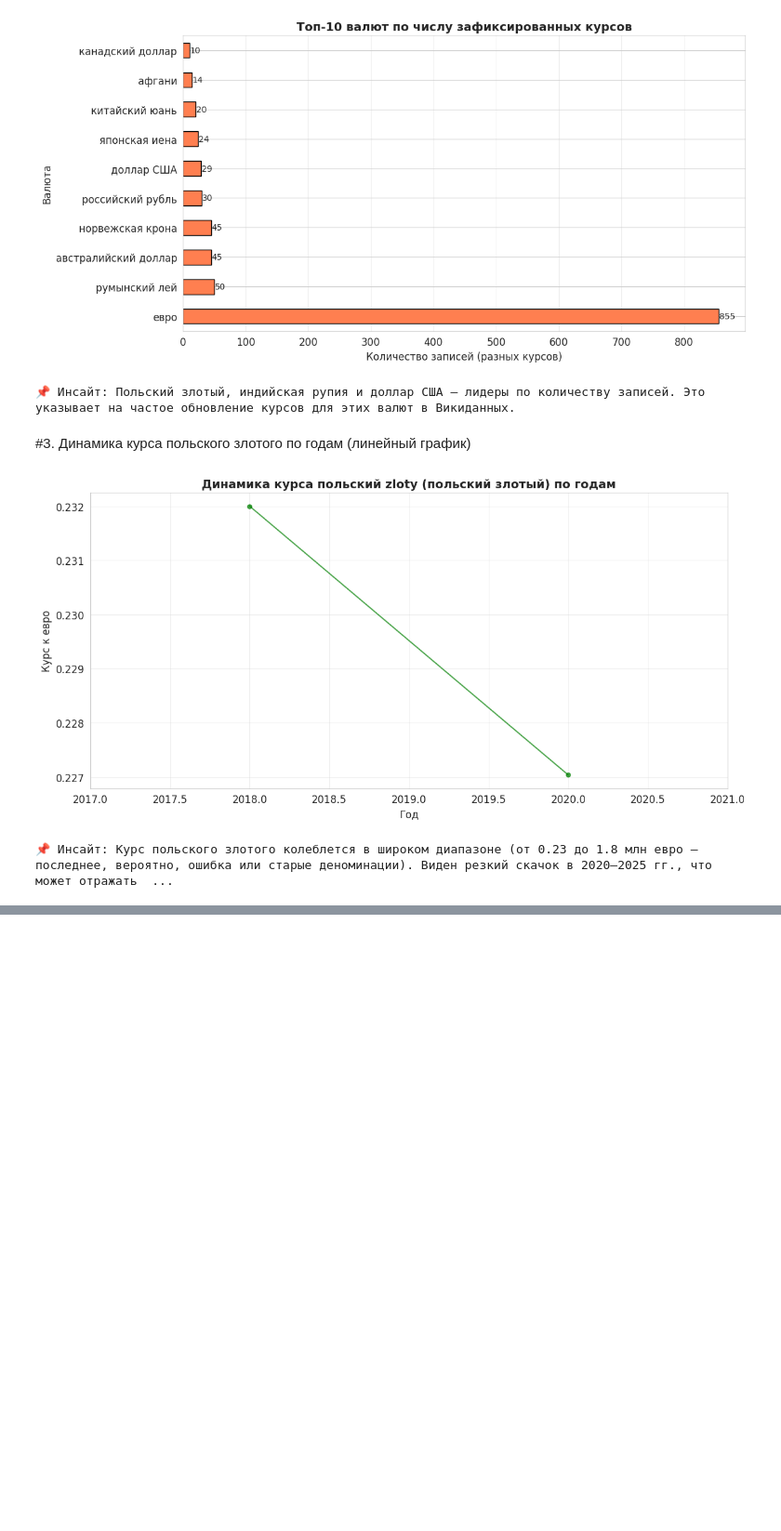
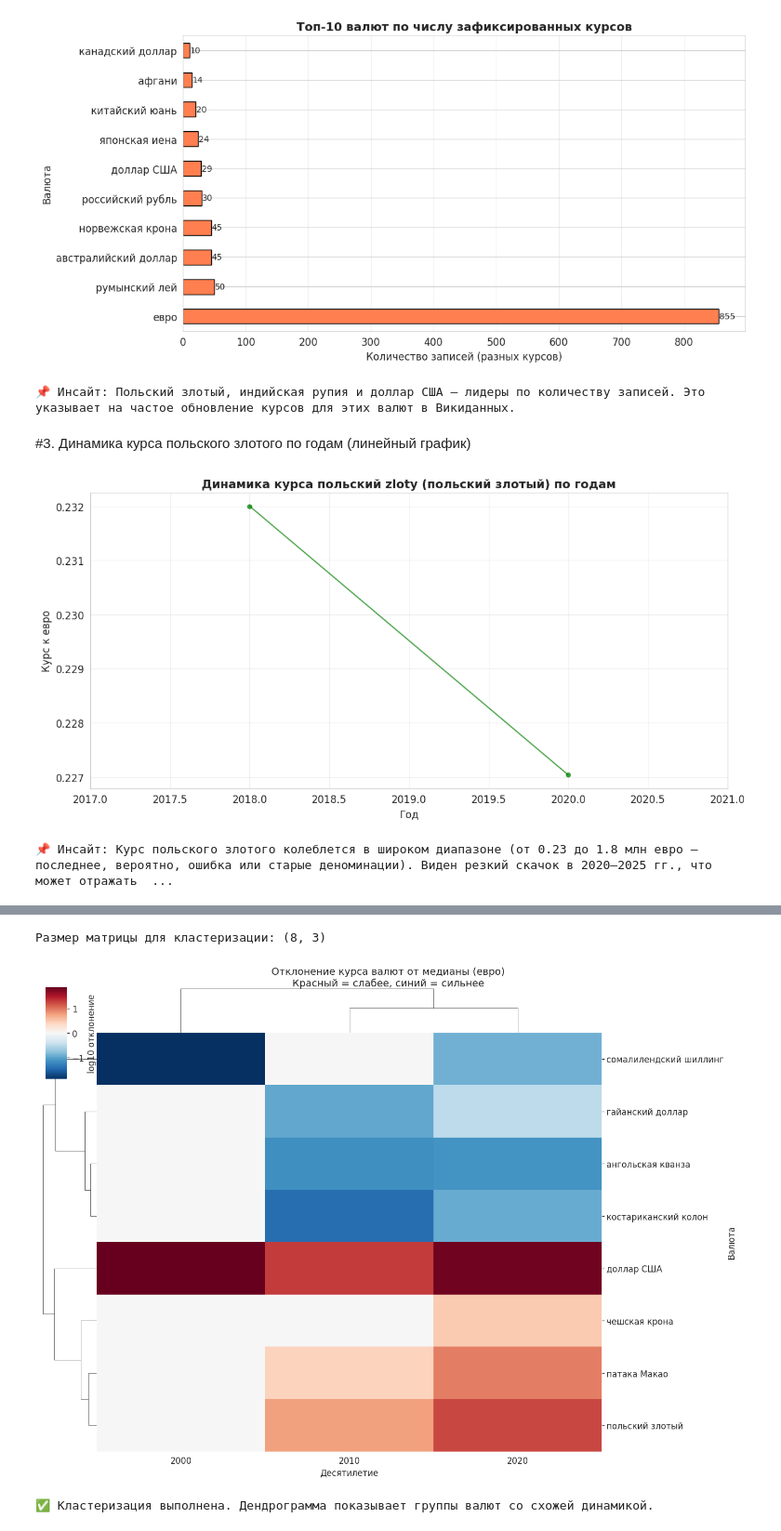
Before and after one commit to cathrineq/python-ai-Tarasova-Kate, a Jupyter notebook: notebooks/week3_visualization.ipynb, the cells around one changed output, grey strips where cells are left out. Shown at 93% size. Cells and saved outputs as stored; diff of their text form; code cells hidden in the pictures; blank space fills up the shorter version.

```diff
--- a/notebooks/week3_visualization.ipynb
+++ b/notebooks/week3_visualization.ipynb
@@ -295,0 +495,52 @@ print("📌 Инсайт: Курс польского злотого колеб
+# %%
+# Ячейка 3: Построение clustermap с обработкой NaN и inf
+USE_DEVIATION = True
+
+if USE_DEVIATION:
+    pivot_norm = pivot.sub(pivot.median(axis=0), axis=1)
+    cmap = "RdBu_r"
+    center = 0
+    title = f"Отклонение курса валют от медианы ({unit_col})\nКрасный = слабее, синий = сильнее"
+else:
+    pivot_norm = pivot
+    cmap = "viridis"
+    center = None
+    title = f"Абсолютный логарифм курса валют к {unit_col}"
+
+# Заполняем NaN (например, нулём или средним по строке)
+# Для отклонений лучше заполнить нулём (означает, что в этом году значение равно медиане)
+pivot_norm = pivot_norm.fillna(0)
+
+# Проверяем на бесконечности
+pivot_norm = pivot_norm.replace([np.inf, -np.inf], 0)
+
+# Убедимся, что нет строк или столбцов, полностью состоящих из нулей (они не дадут информации)
+pivot_norm = pivot_norm.loc[(pivot_norm != 0).any(axis=1), (pivot_norm != 0).any(axis=0)]
+
+print(f"Размер матрицы для кластеризации: {pivot_norm.shape}")
+if pivot_norm.shape[0] < 2 or pivot_norm.shape[1] < 2:
+    raise ValueError("После заполнения пропусков данных всё ещё недостаточно для кластеризации.")
+
+# Построение
+g = sns.clustermap(
+    pivot_norm,
+    cmap=cmap,
+    center=center,
+    figsize=(14, 10),
+    col_cluster=True,
+    row_cluster=True,
+    dendrogram_ratio=0.1,
+    cbar_pos=(0.02, 0.8, 0.03, 0.18),
+    cbar_kws={"label": "log10 отклонение" if USE_DEVIATION else "log10(price)"}
+)
+
+g.ax_heatmap.set_xlabel("Десятилетие" if USE_DECADES else "Год")
+g.ax_heatmap.set_ylabel("Валюта")
+g.fig.suptitle(title, y=1.02, fontsize=14)
+plt.show()
+
+print("✅ Кластеризация выполнена. Дендрограмма показывает группы валют со схожей динамикой.")
+# %% [output]
+Размер матрицы для кластеризации: (8, 3)
+[figure, added]
+✅ Кластеризация выполнена. Дендрограмма показывает группы валют со схожей динамикой.
```
Also changed, not shown: parts of 9 cells of this notebook.
